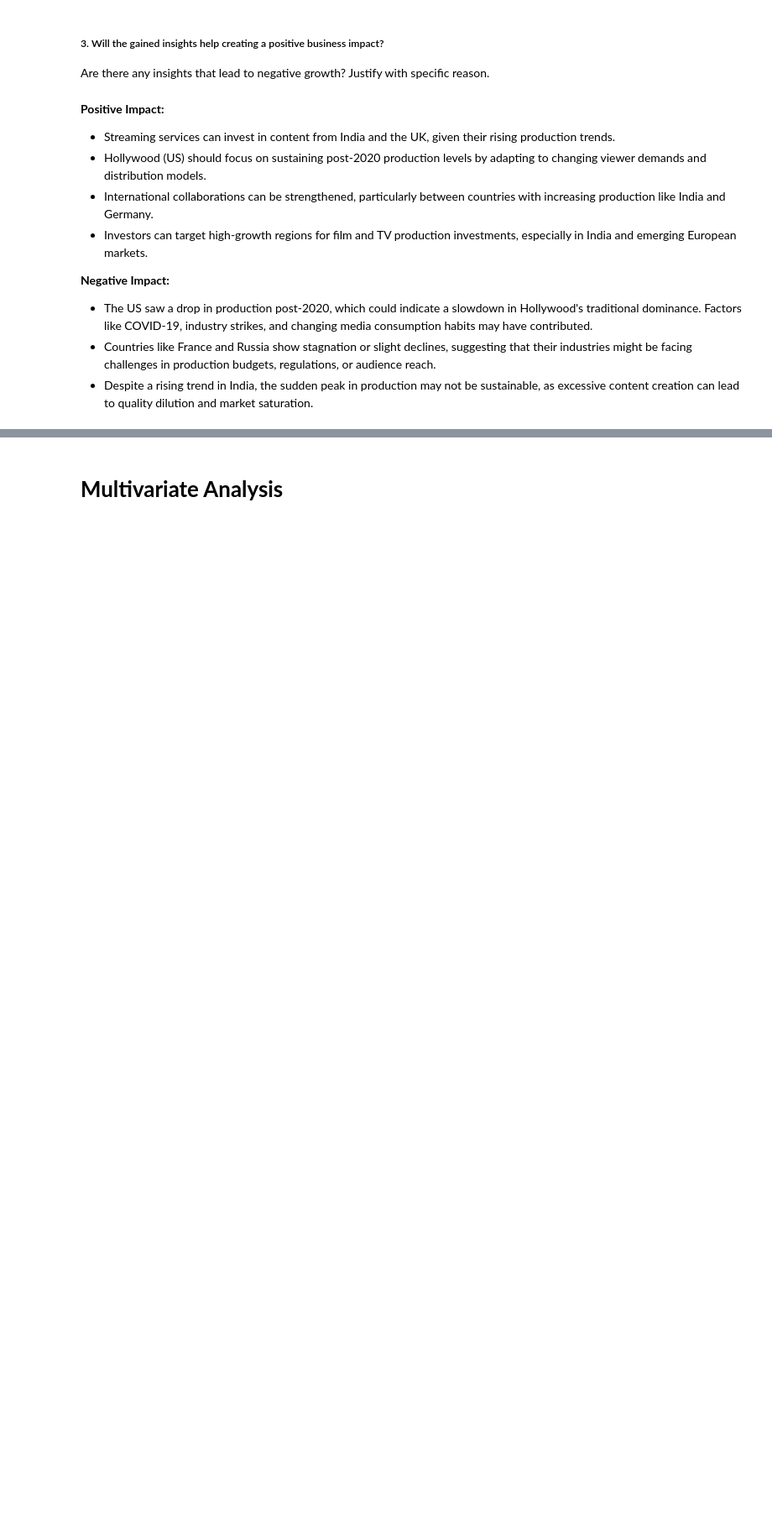
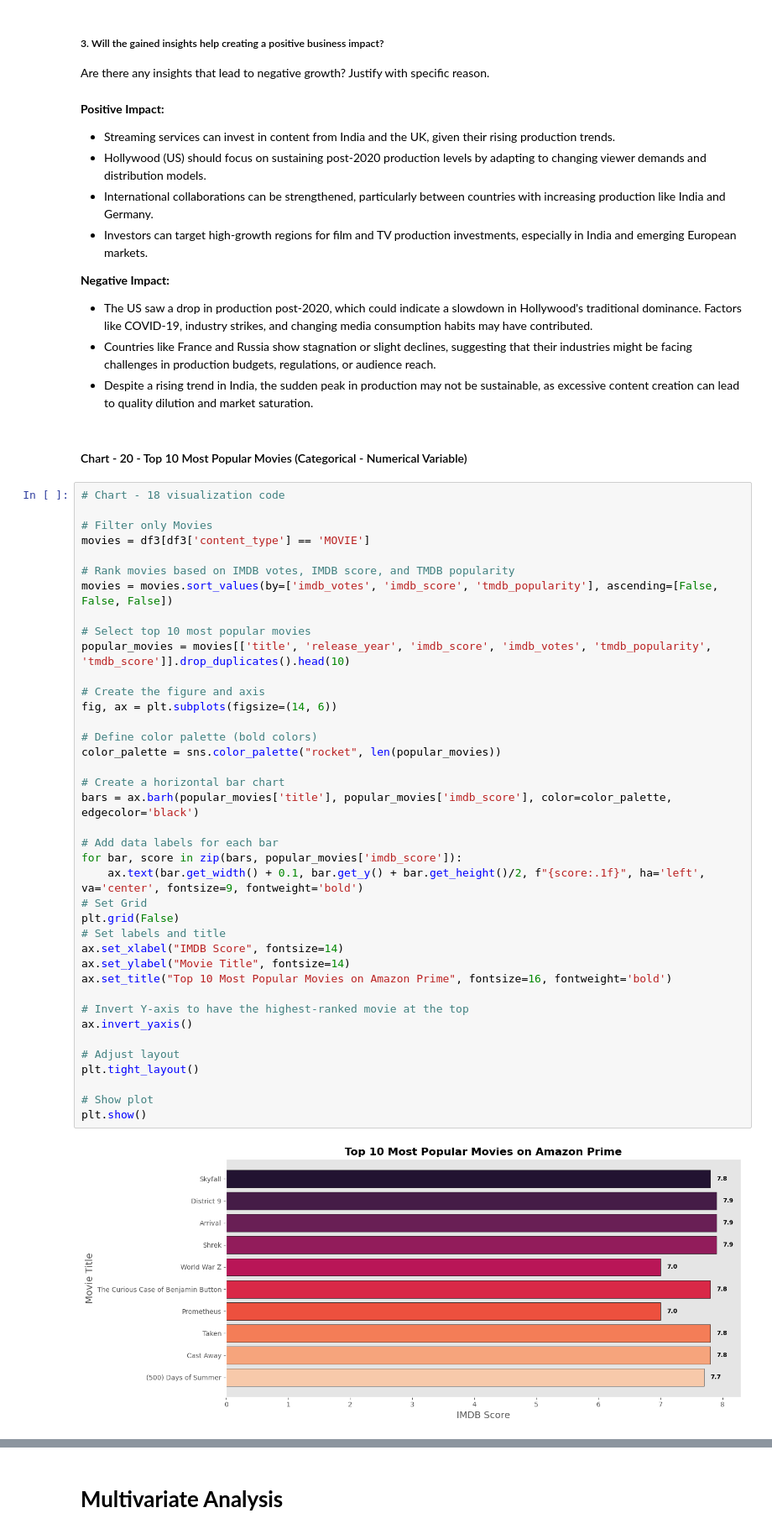
Before and after one commit to pmehta2612/Amazon-Prime-EDA-, a Jupyter notebook: Amazon_Prime_Video_Content_Analysis.ipynb, the cells around one changed output, grey strips where cells are left out. Shown at 84% size. Cells and saved outputs as stored; diff of their text form; blank space fills up the shorter version.

```diff
--- a/Amazon_Prime_Video_Content_Analysis.ipynb
+++ b/Amazon_Prime_Video_Content_Analysis.ipynb
@@ -1508,3 +1508,46 @@ Are there any insights that lead to negative growth? Justify with specific reaso
 * The US saw a drop in production post-2020, which could indicate a slowdown in Hollywood's traditional dominance. Factors like COVID-19, industry strikes, and changing media consumption habits may have contributed.
 * Countries like France and Russia show stagnation or slight declines, suggesting that their industries might be facing challenges in production budgets, regulations, or audience reach.
 * Despite a rising trend in India, the sudden peak in production may not be sustainable, as excessive content creation can lead to quality dilution and market saturation.
+# %% [markdown]
+#### Chart - 20 - Top 10 Most Popular Movies (Categorical - Numerical Variable)
+# %%
+# Chart - 18 visualization code
+
+# Filter only Movies
+movies = df3[df3['content_type'] == 'MOVIE']
+
+# Rank movies based on IMDB votes, IMDB score, and TMDB popularity
+movies = movies.sort_values(by=['imdb_votes', 'imdb_score', 'tmdb_popularity'], ascending=[False, False, False])
+
+# Select top 10 most popular movies
+popular_movies = movies[['title', 'release_year', 'imdb_score', 'imdb_votes', 'tmdb_popularity', 'tmdb_score']].drop_duplicates().head(10)
+
+# Create the figure and axis
+fig, ax = plt.subplots(figsize=(14, 6))
+
+# Define color palette (bold colors)
+color_palette = sns.color_palette("rocket", len(popular_movies))
+
+# Create a horizontal bar chart
+bars = ax.barh(popular_movies['title'], popular_movies['imdb_score'], color=color_palette, edgecolor='black')
+
+# Add data labels for each bar
+for bar, score in zip(bars, popular_movies['imdb_score']):
+    ax.text(bar.get_width() + 0.1, bar.get_y() + bar.get_height()/2, f"{score:.1f}", ha='left', va='center', fontsize=9, fontweight='bold')
+# Set Grid
+plt.grid(False)
+# Set labels and title
+ax.set_xlabel("IMDB Score", fontsize=14)
+ax.set_ylabel("Movie Title", fontsize=14)
+ax.set_title("Top 10 Most Popular Movies on Amazon Prime", fontsize=16, fontweight='bold')
+
+# Invert Y-axis to have the highest-ranked movie at the top
+ax.invert_yaxis()
+
+# Adjust layout
+plt.tight_layout()
+
+# Show plot
+plt.show()
+# %% [output]
+[figure, added]
```
Also changed, not shown: parts of 21 cells of this notebook.
